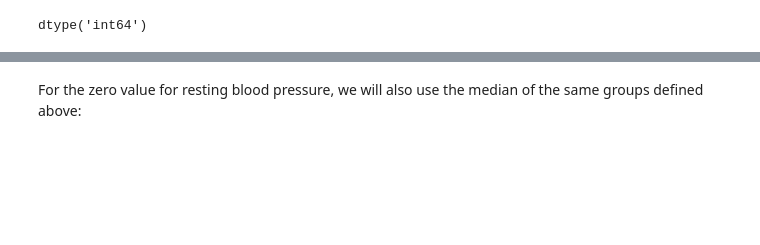
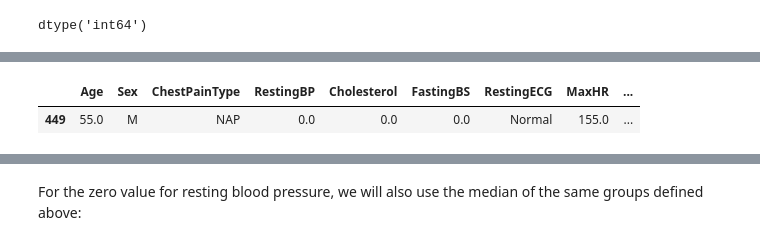
Before and after one commit to RenatodaCostaSantos/Data_science_projects, a Jupyter notebook: cardio-again/notebooks/Notebook_to_nodes.ipynb, the cells around one changed output, grey strips where cells are left out. Cells and saved outputs as stored; diff of their text form; code cells hidden in the pictures; blank space fills up the shorter version.

```diff
--- a/cardio-again/notebooks/Notebook_to_nodes.ipynb
+++ b/cardio-again/notebooks/Notebook_to_nodes.ipynb
@@ -673 +746,4 @@ new_heart
 918 rows × 12 columns
+# %%
+heartDF[heartDF['RestingBP'] < 10]
+# %% [output]
@@ -673,0 +751,2 @@ new_heart
+|  | Age | Sex | ChestPainType | RestingBP | Cholesterol | FastingBS | RestingECG | MaxHR | ... |
+| 449 | 55.0 | M | NAP | 0.0 | 0.0 | 0.0 | Normal | 155.0 | ... |
```
Also changed, not shown: parts of 40 cells of this notebook, 14 other files.
